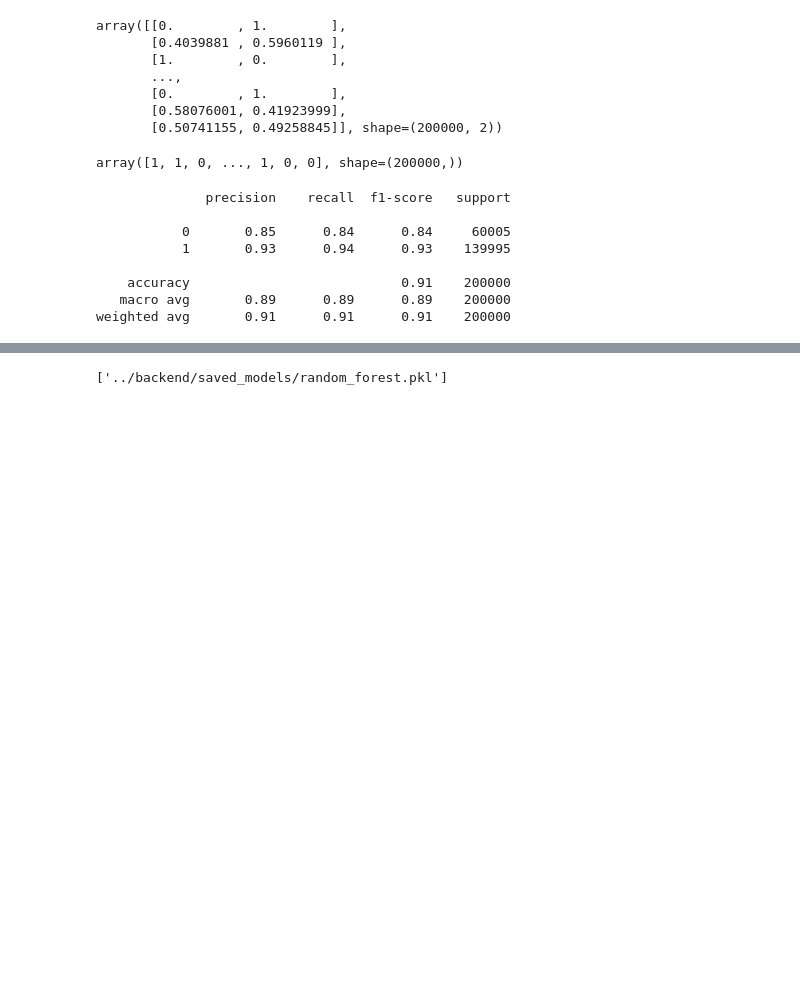
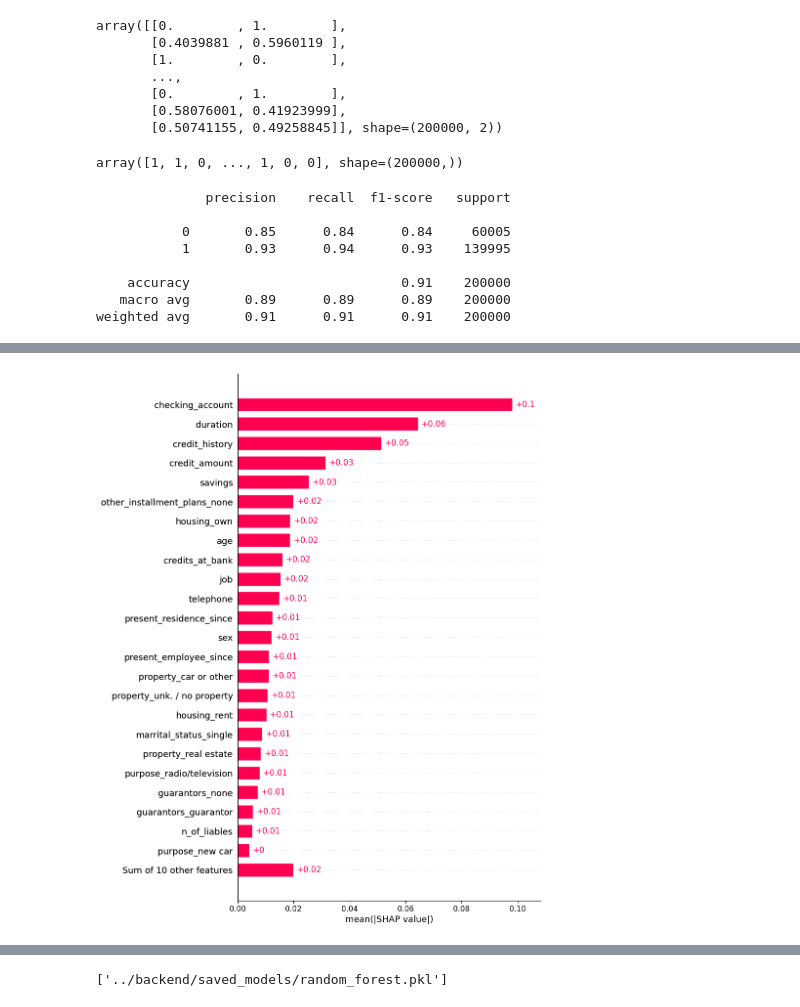
Before and after one commit to yurialvizi/tcc, a Jupyter notebook: models/2.random_forest.ipynb, the cells around one changed output, grey strips where cells are left out. Drawn from its saved outputs; the diff is of its cells as text; code cells hidden in the pictures; blank space fills up the shorter version.

```diff
--- a/models/2.random_forest.ipynb
+++ b/models/2.random_forest.ipynb
@@ -158,0 +189,4 @@ Normalized confusion matrix
+# %%
+shap.plots.bar(shap_values[:,:,1], max_display=25)
+# %% [output]
+[figure, added]
```
Also changed, not shown: parts of 8 cells of this notebook, 3 other files.
